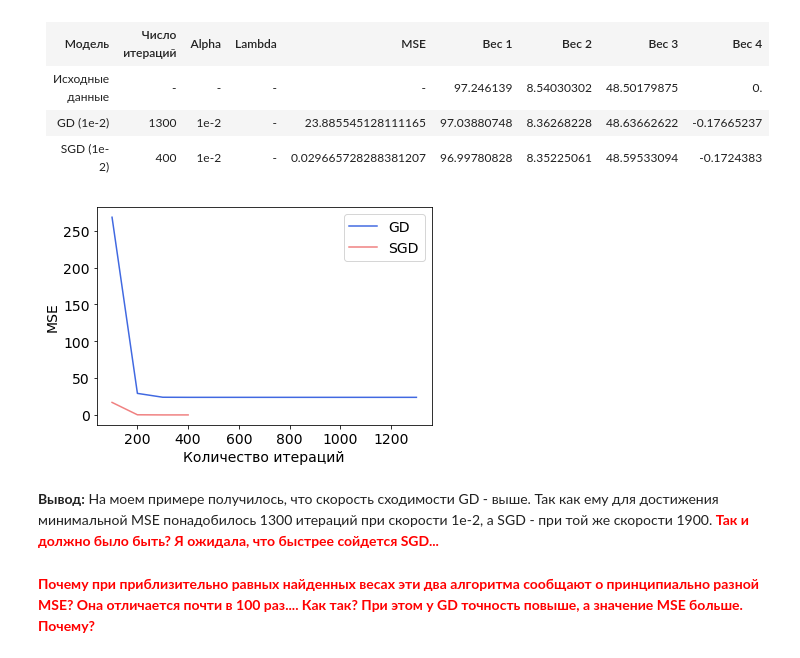
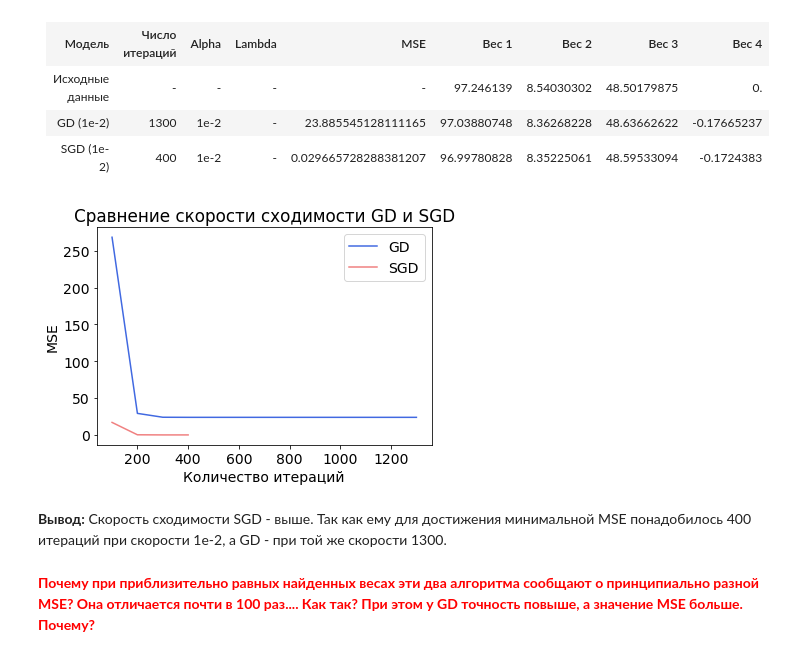
Before and after one commit to kamyninatatyana/ADA, a Jupyter notebook: ADA_HW02.ipynb, the cells around one changed output. Saved outputs shown, nothing was run; the diff lists cells and outputs as text; code cells hidden in the pictures.

```diff
--- a/ADA_HW02.ipynb
+++ b/ADA_HW02.ipynb
@@ -284,19 +273,20 @@ eval_SGD(X, y, 400, 1, 1e-2)
 </table>
 # %%
 fig, ax = plt.subplots()
+plt.title('Сравнение скорости сходимости GD и SGD')
 
 ax.plot(df['iter'].loc[(df['alpha']==1e-2) & (df['name']=='GD')], df['MSE'].loc[(df['alpha']==1e-2) & (df['name']=='GD')],
         color = 'royalblue', label = 'GD')
 ax.plot(df['iter'].loc[(df['alpha']==1e-2) & (df['name']=='SGD')], df['MSE'].loc[(df['alpha']==1e-2) & (df['name']=='SGD')],
         color = 'lightcoral', label = 'SGD')
 ax.set_xlabel('Количество итераций')
 ax.set_ylabel('MSE')
 plt.legend(['GD', 'SGD'], loc=1)
 plt.show()
 # %% [output]
-[figure, old version]
+[figure, new version]
 # %% [markdown]
-<b>Вывод:</b> На моем примере получилось, что скорость сходимости GD - выше. Так как ему для достижения минимальной MSE понадобилось 1300 итераций при скорости 1е-2, а SGD - при той же скорости 1900. <font color = 'red'><b>Так и должно было быть? Я ожидала, что быстрее сойдется SGD...
+<b>Вывод:</b> Скорость сходимости SGD - выше. Так как ему для достижения минимальной MSE понадобилось 400 итераций при скорости 1е-2, а GD - при той же скорости 1300.
 # %% [markdown]
 <font color = "red"><b> Почему при приблизительно равных найденных весах эти два алгоритма сообщают о принципиально разной MSE? Она отличается почти в 100 раз.... Как так? При этом у GD точность повыше, а значение MSE больше. Почему?
 # %% [markdown]
```
Also changed, not shown: parts of 44 cells of this notebook.
